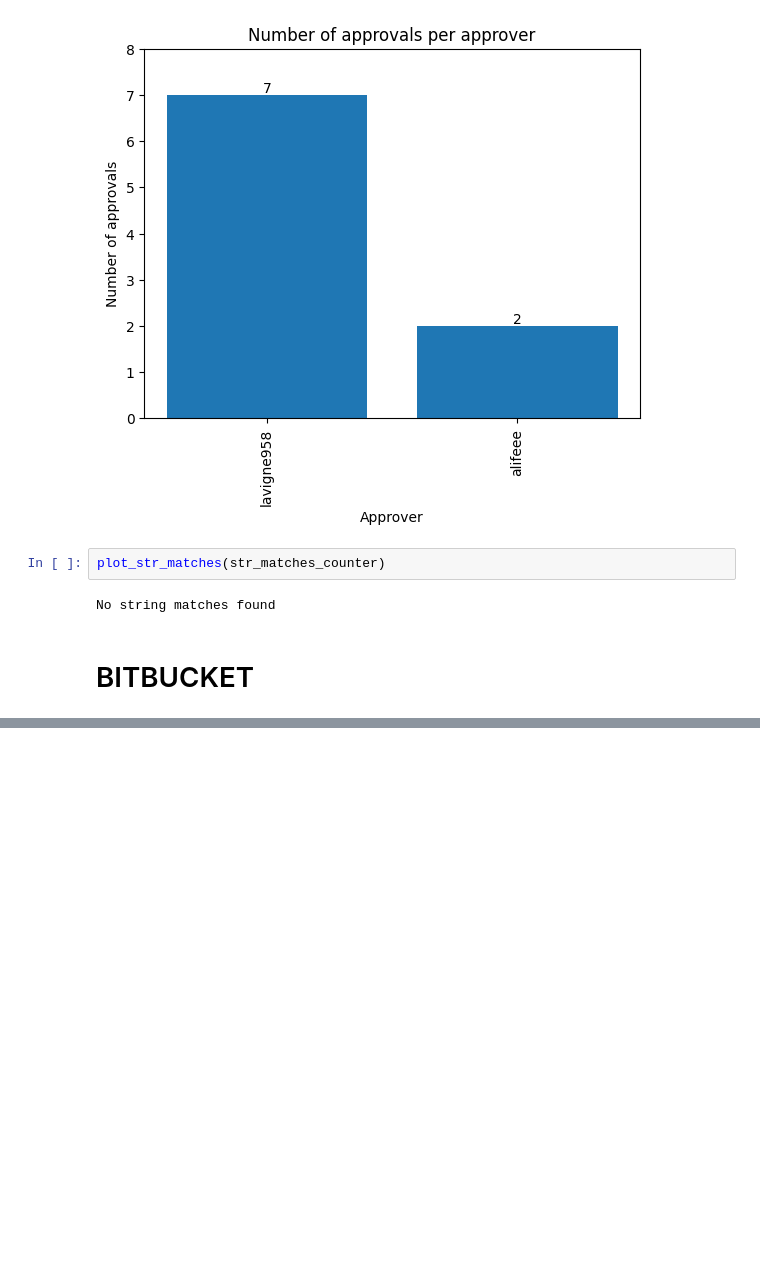
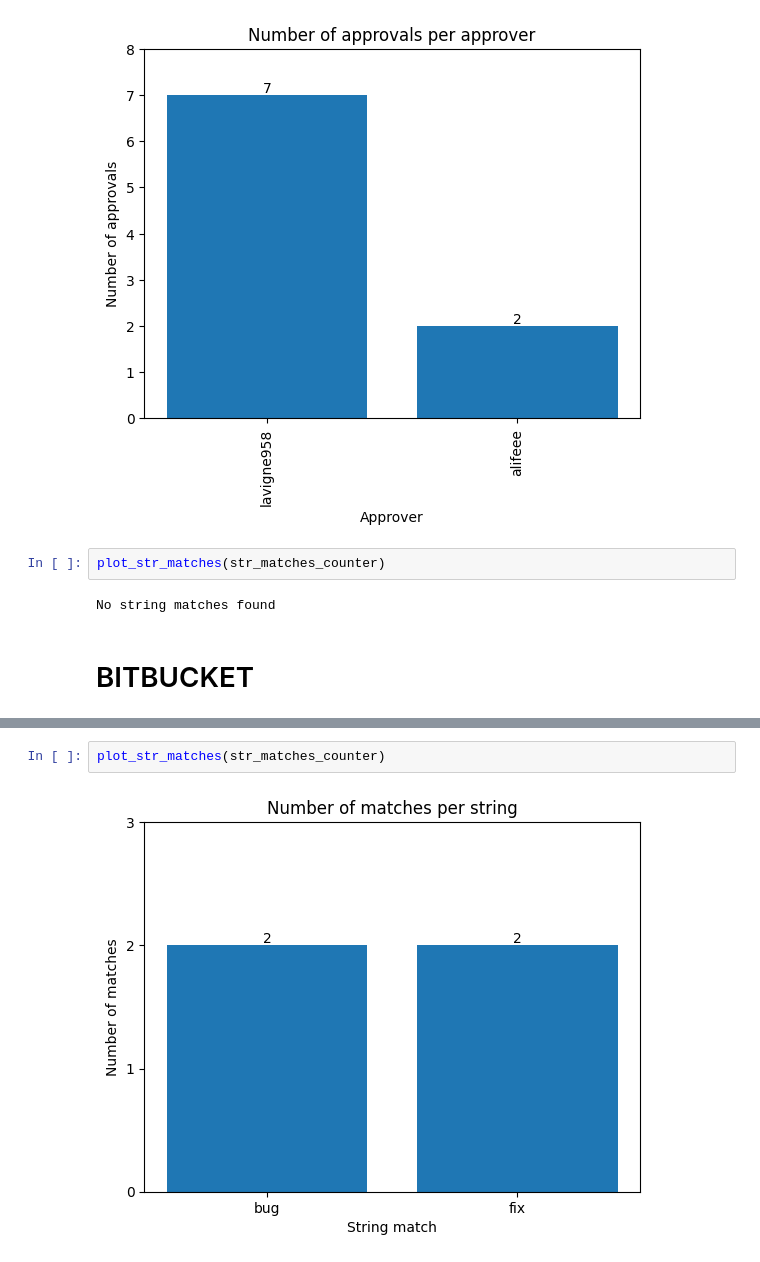
Before and after one commit to AndrewBasem1/git_repos_scraping, a Jupyter notebook: src/main.ipynb, the cells around one changed output, grey strips where cells are left out. Saved outputs shown, nothing was run; the diff lists cells and outputs as text; blank space fills up the shorter version.

```diff
--- a/src/main.ipynb
+++ b/src/main.ipynb
@@ -62,0 +104,4 @@ No string matches found
+# %%
+plot_str_matches(str_matches_counter)
+# %% [output]
+[figure, added]
```
Also changed, not shown: parts of 16 cells of this notebook, 2 other files.
